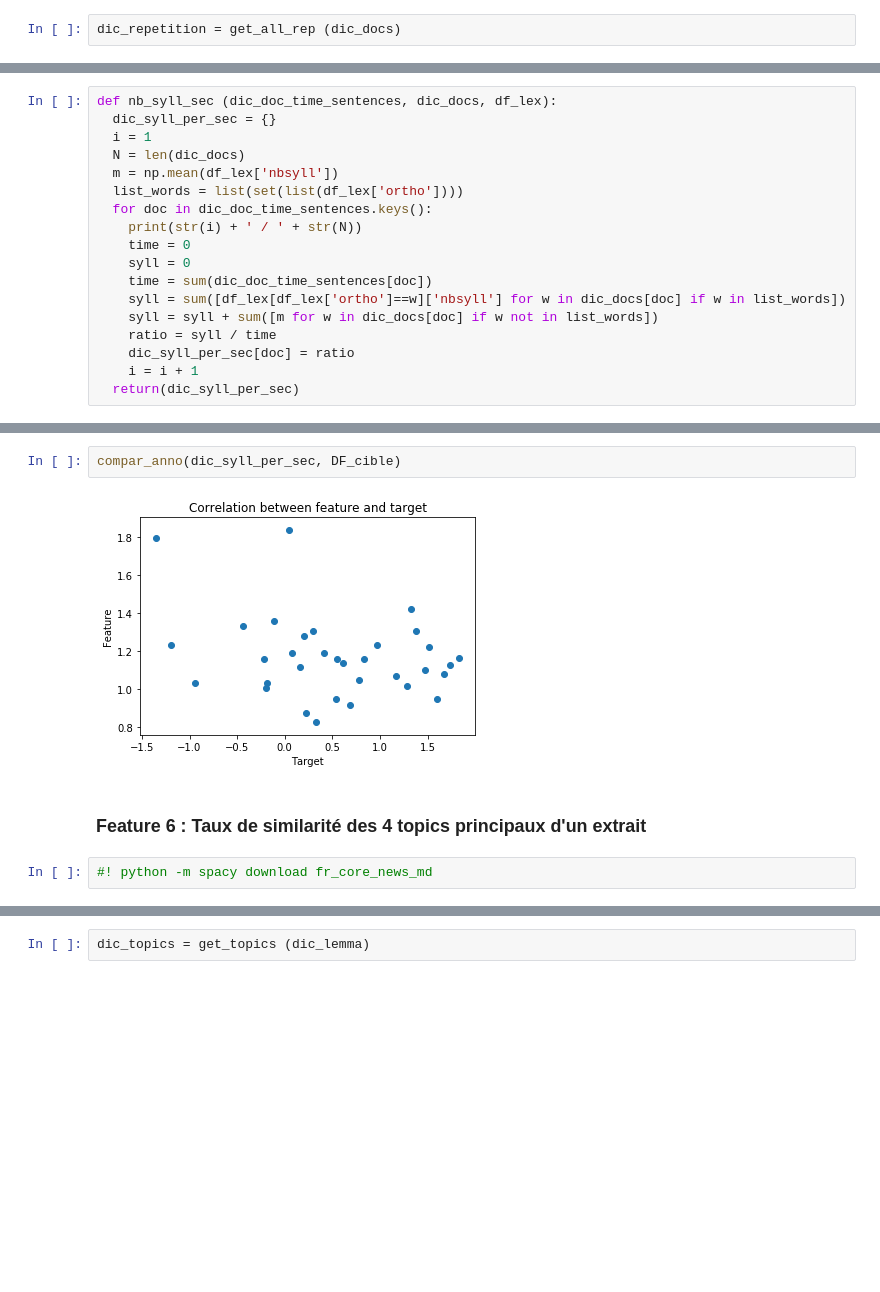
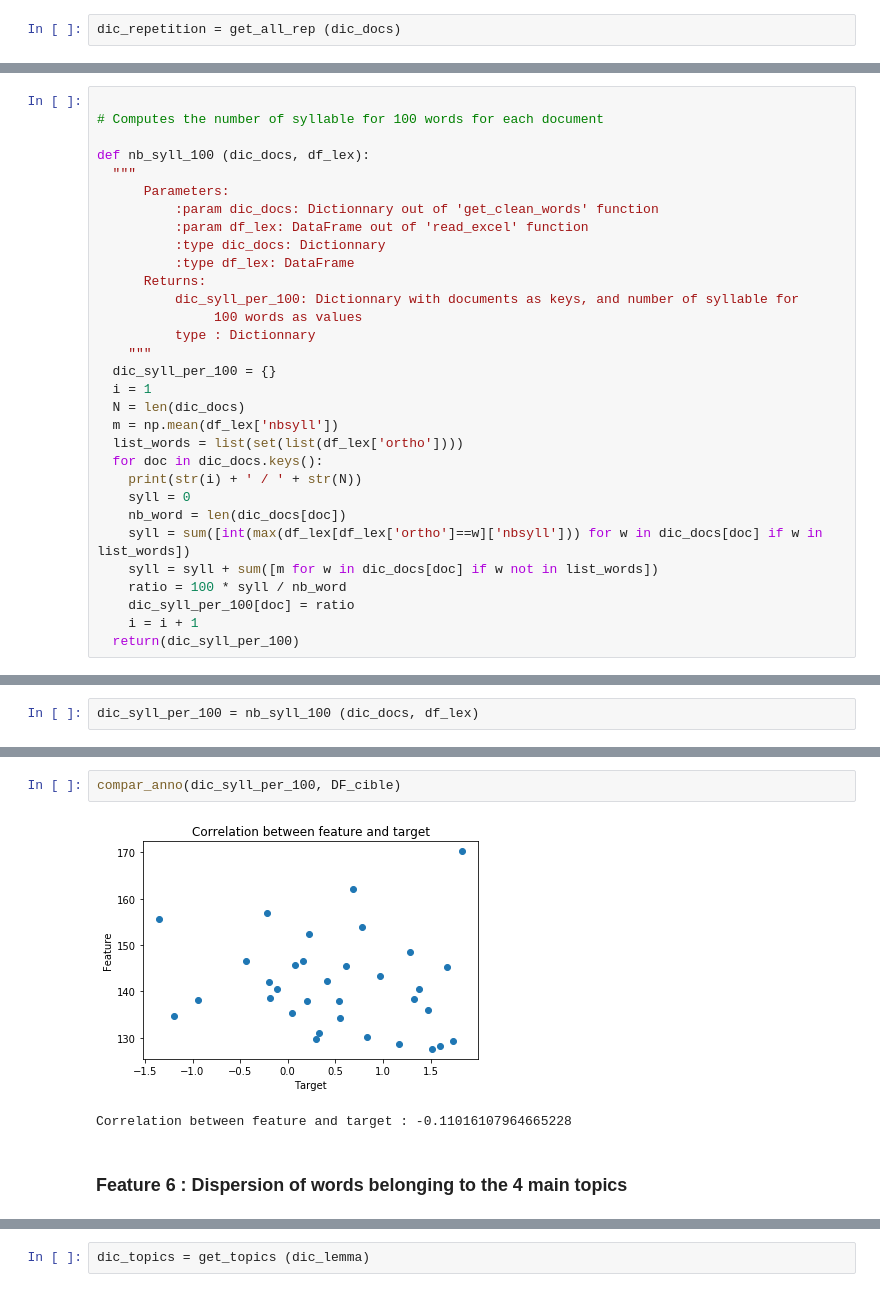
Before and after one commit to vincentnam/Project-Archean, a Jupyter notebook: Text_feature_1_6_corr.ipynb, the cells around one changed output, grey strips where cells are left out. Cells and saved outputs as stored; diff of their text form; blank space fills up the shorter version.

Commit message:
Clean code with comments

```diff
--- a/Text_feature_1_6_corr.ipynb
+++ b/Text_feature_1_6_corr.ipynb
@@ -411,18 +574,31 @@ dic_doc_time_sentences =  get_time_sentence(List_txt, path_text)
 # %%
-def nb_syll_sec (dic_doc_time_sentences, dic_docs, df_lex):
-  dic_syll_per_sec = {}
+
+# Computes the number of syllable for 100 words for each document
+
+def nb_syll_100 (dic_docs, df_lex):
+  """
+      Parameters:
+          :param dic_docs: Dictionnary out of 'get_clean_words' function
+          :param df_lex: DataFrame out of 'read_excel' function
+          :type dic_docs: Dictionnary
+          :type df_lex: DataFrame
+      Returns:
+          dic_syll_per_100: Dictionnary with documents as keys, and number of syllable for
+               100 words as values
+          type : Dictionnary
+    """
+  dic_syll_per_100 = {}
   i = 1
   N = len(dic_docs)
   m = np.mean(df_lex['nbsyll'])
   list_words = list(set(list(df_lex['ortho'])))
-  for doc in dic_doc_time_sentences.keys():
+  for doc in dic_docs.keys():
     print(str(i) + ' / ' + str(N))
-    time = 0
     syll = 0
-    time = sum(dic_doc_time_sentences[doc])
-    syll = sum([df_lex[df_lex['ortho']==w]['nbsyll'] for w in dic_docs[doc] if w in list_words])
+    nb_word = len(dic_docs[doc])
+    syll = sum([int(max(df_lex[df_lex['ortho']==w]['nbsyll'])) for w in dic_docs[doc] if w in list_words])
     syll = syll + sum([m for w in dic_docs[doc] if w not in list_words])
-    ratio = syll / time
-    dic_syll_per_sec[doc] = ratio
+    ratio = 100 * syll / nb_word
+    dic_syll_per_100[doc] = ratio
     i = i + 1
-  return(dic_syll_per_sec)
+  return(dic_syll_per_100)
@@ -448,0 +605,2 @@ dic_syll_per_sec = nb_syll_sec (dic_doc_time_sentences, dic_docs_sent, df_lex)
+# %%
+dic_syll_per_100 = nb_syll_100 (dic_docs, df_lex)
@@ -449,9 +625,8 @@ dic_syll_per_sec = nb_syll_sec (dic_doc_time_sentences, dic_docs_sent, df_lex)
 # %%
-compar_anno(dic_syll_per_sec, DF_cible)
+compar_anno(dic_syll_per_100, DF_cible)
 # %% [output]
-[figure, old version]
+[figure, new version]
+Correlation between feature and target : -0.11016107964665228
-# %% [markdown]
-### Feature 6 : Taux de similarité des 4 topics principaux d'un extrait
-# %%
-#! python -m spacy download fr_core_news_md
+# %% [markdown]
+### Feature 6 : Dispersion of words belonging to the 4 main topics
 # %%
```
Also changed, not shown: parts of 48 cells of this notebook.
